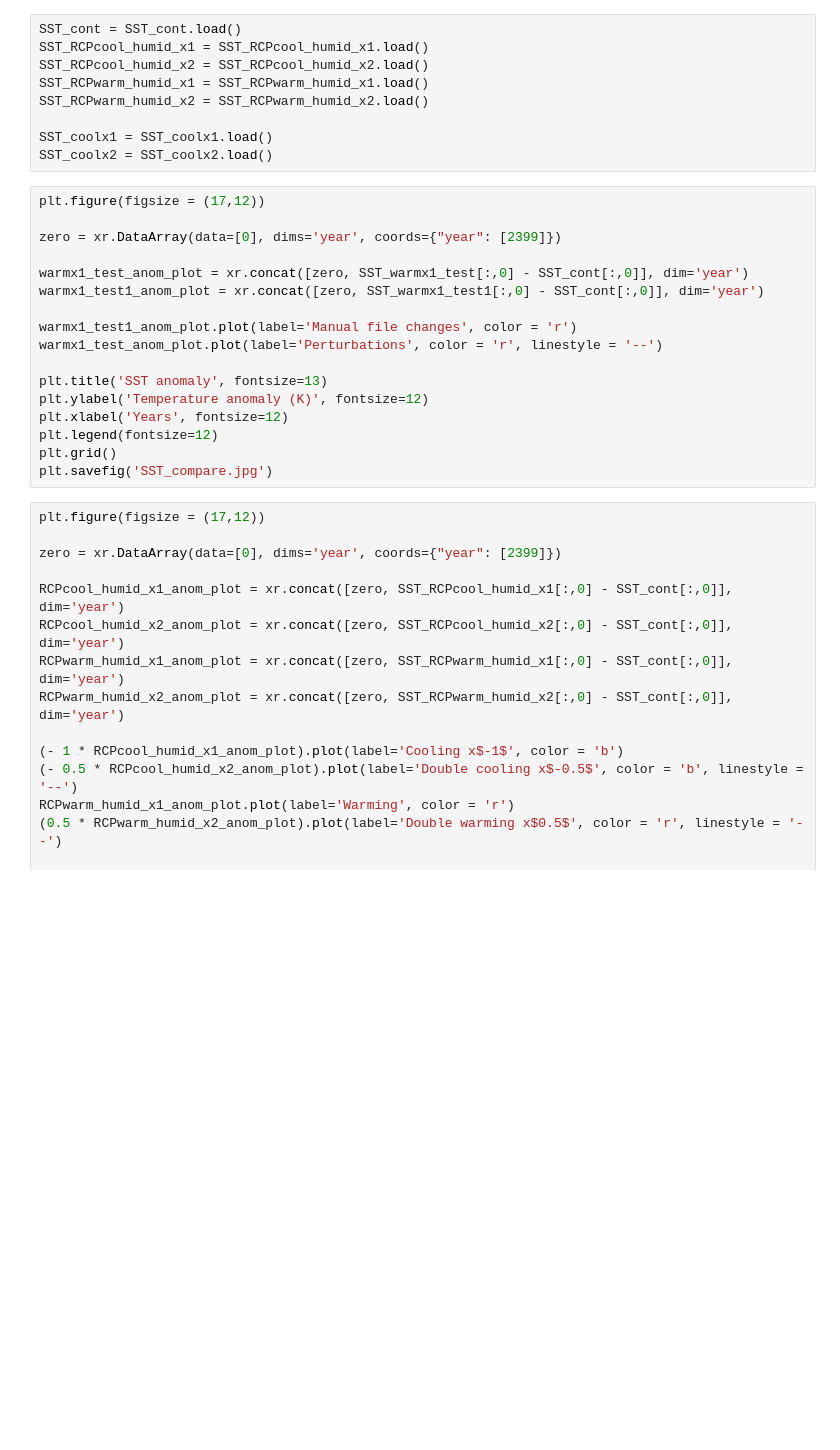
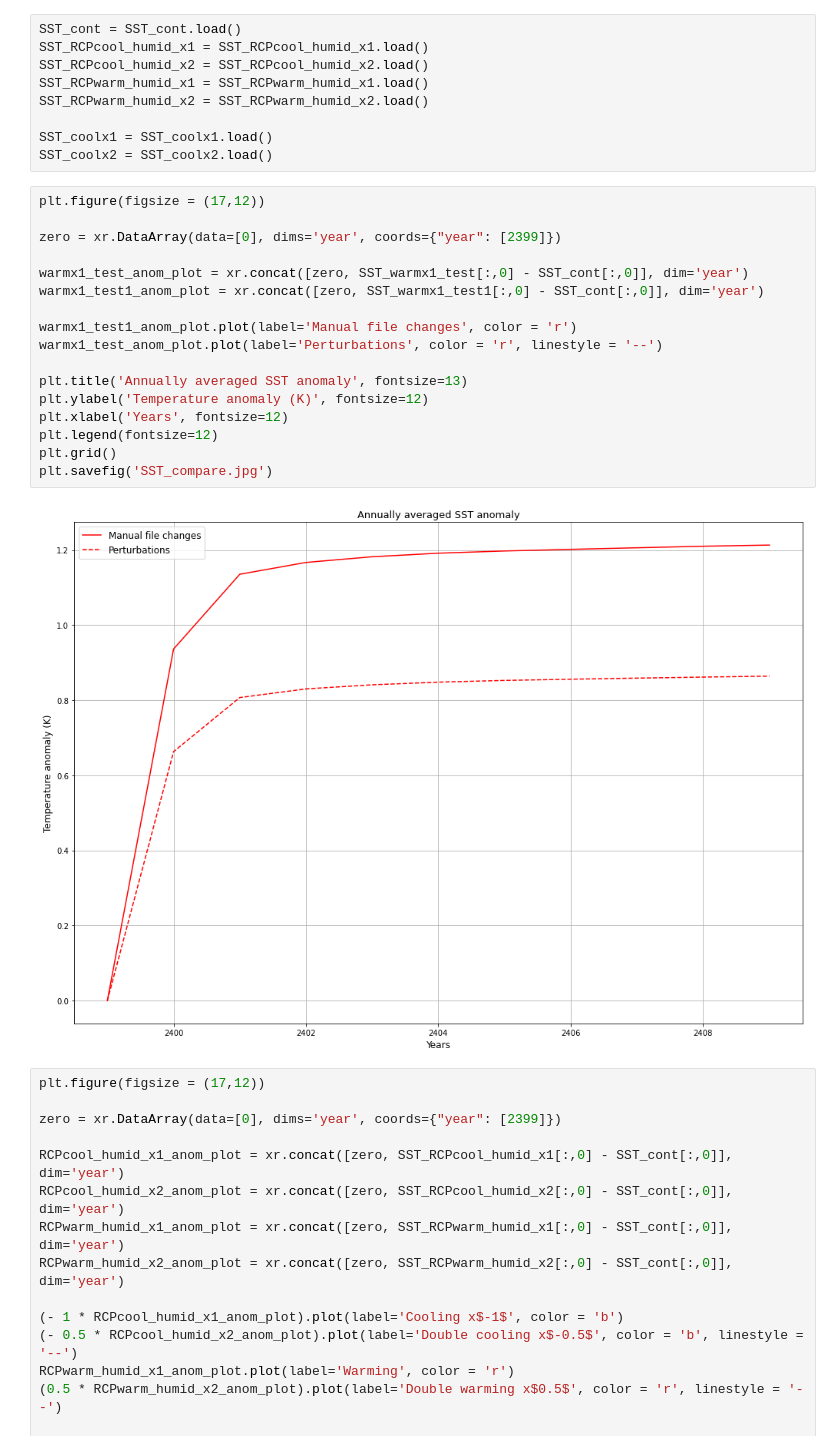
Before and after one commit to mpudig/HonoursThesis, a Jupyter notebook: ocean_heat_content.ipynb, the cells around one changed output. Saved outputs shown, nothing was run; the diff lists cells and outputs as text; blank space fills up the shorter version.

```diff
--- a/ocean_heat_content.ipynb
+++ b/ocean_heat_content.ipynb
@@ -389,20 +387,22 @@ SST_coolx2 = SST_coolx2.load()
 # %%
 plt.figure(figsize = (17,12))
 
 zero = xr.DataArray(data=[0], dims='year', coords={"year": [2399]})
 
 warmx1_test_anom_plot = xr.concat([zero, SST_warmx1_test[:,0] - SST_cont[:,0]], dim='year')
 warmx1_test1_anom_plot = xr.concat([zero, SST_warmx1_test1[:,0] - SST_cont[:,0]], dim='year')
 
 warmx1_test1_anom_plot.plot(label='Manual file changes', color = 'r')
 warmx1_test_anom_plot.plot(label='Perturbations', color = 'r', linestyle = '--')
 
-plt.title('SST anomaly', fontsize=13)
+plt.title('Annually averaged SST anomaly', fontsize=13)
 plt.ylabel('Temperature anomaly (K)', fontsize=12)
 plt.xlabel('Years', fontsize=12)
 plt.legend(fontsize=12)
 plt.grid()
 plt.savefig('SST_compare.jpg')
+# %% [output]
+[figure, added]
 # %%
 plt.figure(figsize = (17,12))
 
```
Also changed, not shown: parts of 3 cells of this notebook, 4 other files.
